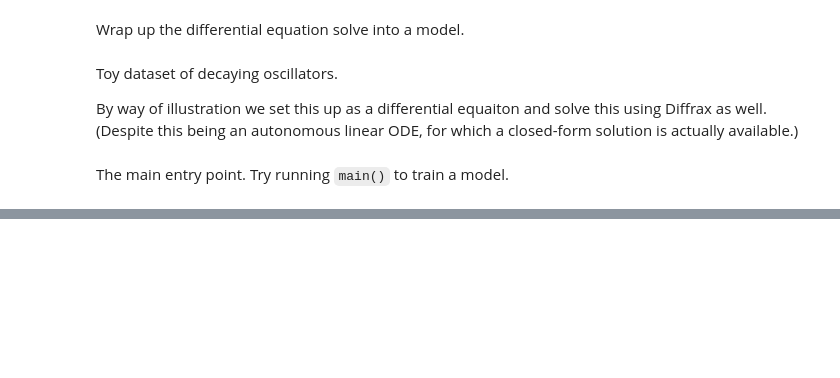
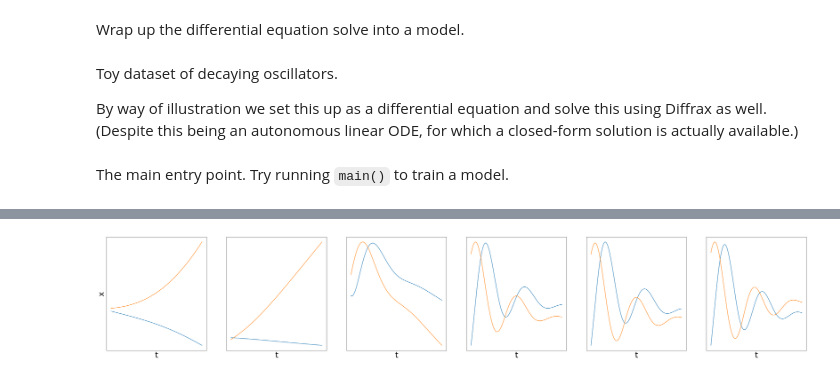
Before and after one commit to patrick-kidger/diffrax, a Jupyter notebook: examples/latent_ode.ipynb, the cells around one changed output, grey strips where cells are left out. Drawn from its saved outputs; the diff is of its cells as text; code cells hidden in the pictures; blank space fills up the shorter version.

```diff
--- a/examples/latent_ode.ipynb
+++ b/examples/latent_ode.ipynb
@@ -80,7 +79,7 @@ class Func(eqx.Module):
 Wrap up the differential equation solve into a model.
 # %%
 class LatentODE(eqx.Module):
-    solver: diffrax.AbstractSolver
+    func: Func
     rnn_cell: eqx.nn.GRUCell
 
     hidden_to_latent: eqx.nn.Linear
@@ -107,7 +106,7 @@ class LatentODE(eqx.Module):
             final_activation=jnn.tanh,
             key=mkey,
         )
-        self.solver = diffrax.dopri5(Func(scale, mlp))
+        self.func = Func(scale, mlp)
         self.rnn_cell = eqx.nn.GRUCell(data_size + 1, hidden_size, key=gkey)
 
         self.hidden_to_latent = eqx.nn.Linear(hidden_size, 2 * latent_size, key=hlkey)
@@ -120,7 +119,6 @@ class LatentODE(eqx.Module):
         self.latent_size = latent_size
 
     # Encoder of the VAE
-    @eqx.filter_jit
     def _latent(self, ts, ys, key):
         data = jnp.concatenate([ts[:, None], ys], axis=1)
         hidden = jnp.zeros((self.hidden_size,))
@@ -134,19 +132,20 @@ class LatentODE(eqx.Module):
 
     # Decoder of the VAE
     def _sample(self, ts, latent):
+        dt0 = 0.4  # selected as a reasonable choice for this problem
         y0 = self.latent_to_hidden(latent)
         sol = diffrax.diffeqsolve(
-            self.solver,
+            diffrax.ODETerm(self.func),
+            diffrax.Tsit5(),
             ts[0],
             ts[-1],
+            dt0,
             y0,
-            dt0=0.4,  # selected as a reasonable choice for this problem
             saveat=diffrax.SaveAt(ts=ts),
         )
         return jax.vmap(self.hidden_to_data)(sol.ys)
 
     @staticmethod
-    @jax.jit
     def _loss(ys, pred_ys, mean, std):
         # -log p_θ with Gaussian p_θ
         reconstruction_loss = 0.5 * jnp.sum((ys - pred_ys) ** 2)
@@ -167,7 +166,7 @@ class LatentODE(eqx.Module):
 # %% [markdown]
 Toy dataset of decaying oscillators.
 
-By way of illustration we set this up as a differential equaiton and solve this using Diffrax as well. (Despite this being an autonomous linear ODE, for which a closed-form solution is actually available.)
+By way of illustration we set this up as a differential equation and solve this using Diffrax as well. (Despite this being an autonomous linear ODE, for which a closed-form solution is actually available.)
 # %%
 def get_data(dataset_size, *, key):
     ykey, tkey1, tkey2 = jrandom.split(key, 3)
@@ -178,17 +177,19 @@ def get_data(dataset_size, *, key):
     t1 = 2 + jrandom.uniform(tkey1, (dataset_size,))
     ts = jrandom.uniform(tkey2, (dataset_size, 20)) * (t1[:, None] - t0) + t0
     ts = jnp.sort(ts)
+    dt0 = 0.1
 
     def func(t, y, args):
         return jnp.array([[-0.1, 1.3], [-1, -0.1]]) @ y
 
     def solve(ts, y0):
         sol = diffrax.diffeqsolve(
-            diffrax.tsit5(func),
+            diffrax.ODETerm(func),
+            diffrax.Tsit5(),
             ts[0],
             ts[-1],
+            dt0,
             y0,
-            dt0=0.1,
             saveat=diffrax.SaveAt(ts=ts),
         )
         return sol.ys
@@ -241,16 +242,22 @@ def main(
     )
 
     @eqx.filter_value_and_grad
-    def loss(model, ts_i, ys_i, *, key_i):
+    def loss(model, ts_i, ys_i, key_i):
         batch_size, _ = ts_i.shape
         key_i = jrandom.split(key_i, batch_size)
         loss = jax.vmap(model.train)(ts_i, ys_i, key=key_i)
         return jnp.mean(loss)
 
+    @eqx.filter_jit
+    def make_step(model, opt_state, ts_i, ys_i, key_i):
+        value, grads = loss(model, ts_i, ys_i, key_i)
+        key_i = jrandom.split(key_i, 1)[0]
+        updates, opt_state = optim.update(grads, opt_state)
+        model = eqx.apply_updates(model, updates)
+        return value, model, opt_state, key_i
+
     optim = optax.adam(lr)
-    opt_state = optim.init(
-        jax.tree_map(lambda leaf: leaf if eqx.is_inexact_array(leaf) else None, model)
-    )
+    opt_state = optim.init(eqx.filter(model, eqx.is_inexact_array))
 
     # Plot results
     num_plots = 1 + (steps - 1) // save_every
@@ -263,12 +270,10 @@ def main(
         range(steps), dataloader((ts, ys), batch_size, key=loader_key)
     ):
         start = time.time()
-        value, grads = loss(model, ts_i, ys_i, key_i=train_key)
+        value, model, opt_state, train_key = make_step(
+            model, opt_state, ts_i, ys_i, train_key
+        )
         end = time.time()
-
-        (train_key,) = jrandom.split(train_key, 1)
-        updates, opt_state = optim.update(grads, opt_state)
-        model = eqx.apply_updates(model, updates)
         print(f"Step: {step}, Loss: {value}, Computation time: {end - start}")
 
         if (step % save_every) == 0 or step == steps - 1:
@@ -287,3 +292,6 @@ def main(
 
     plt.savefig("latent_ode.png")
     plt.show()
+# %%
+main()
+# %% [output]
@@ -289,0 +315 @@ def main(
+[figure, added]
```
Also changed, not shown: parts of 3 cells of this notebook.
